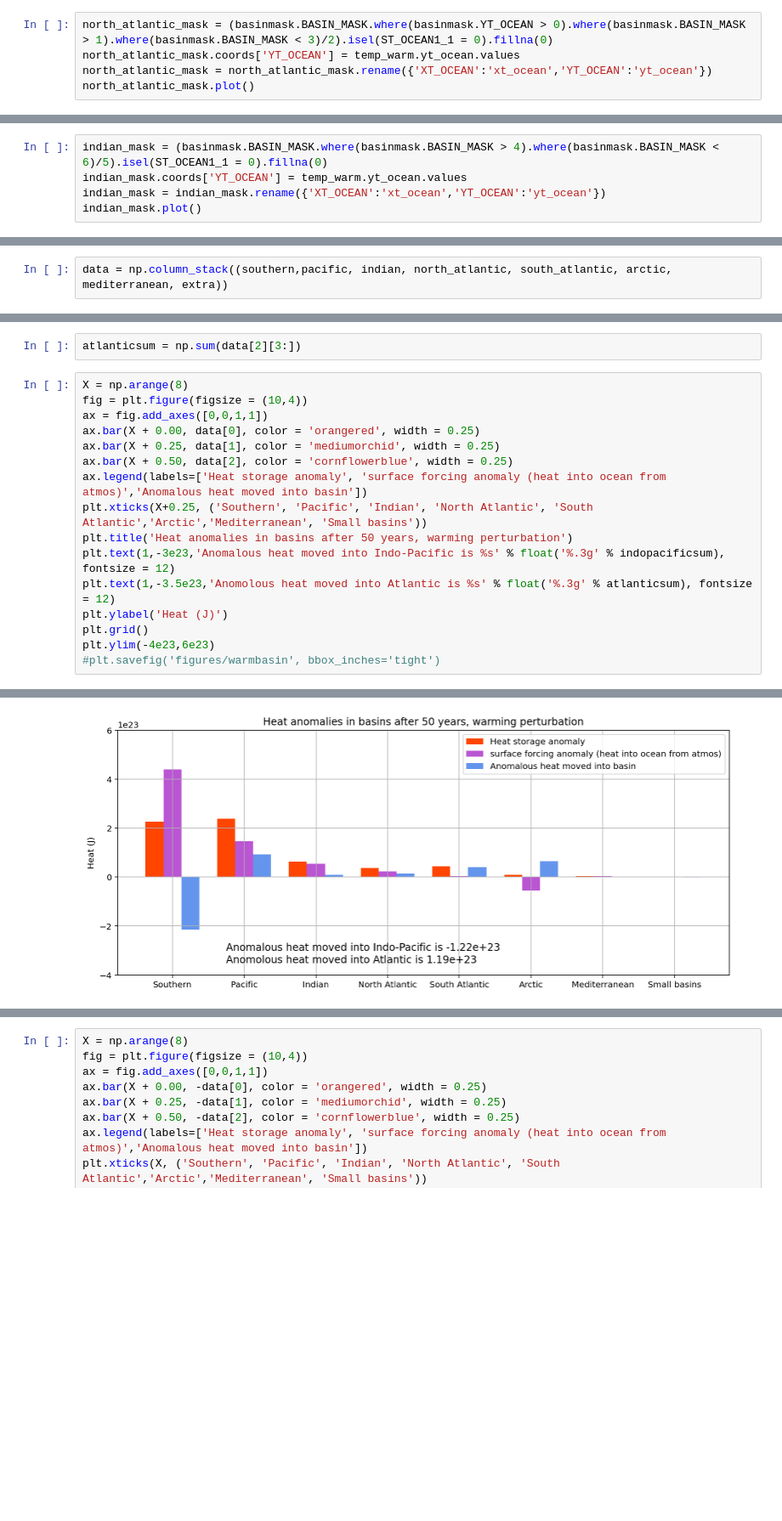
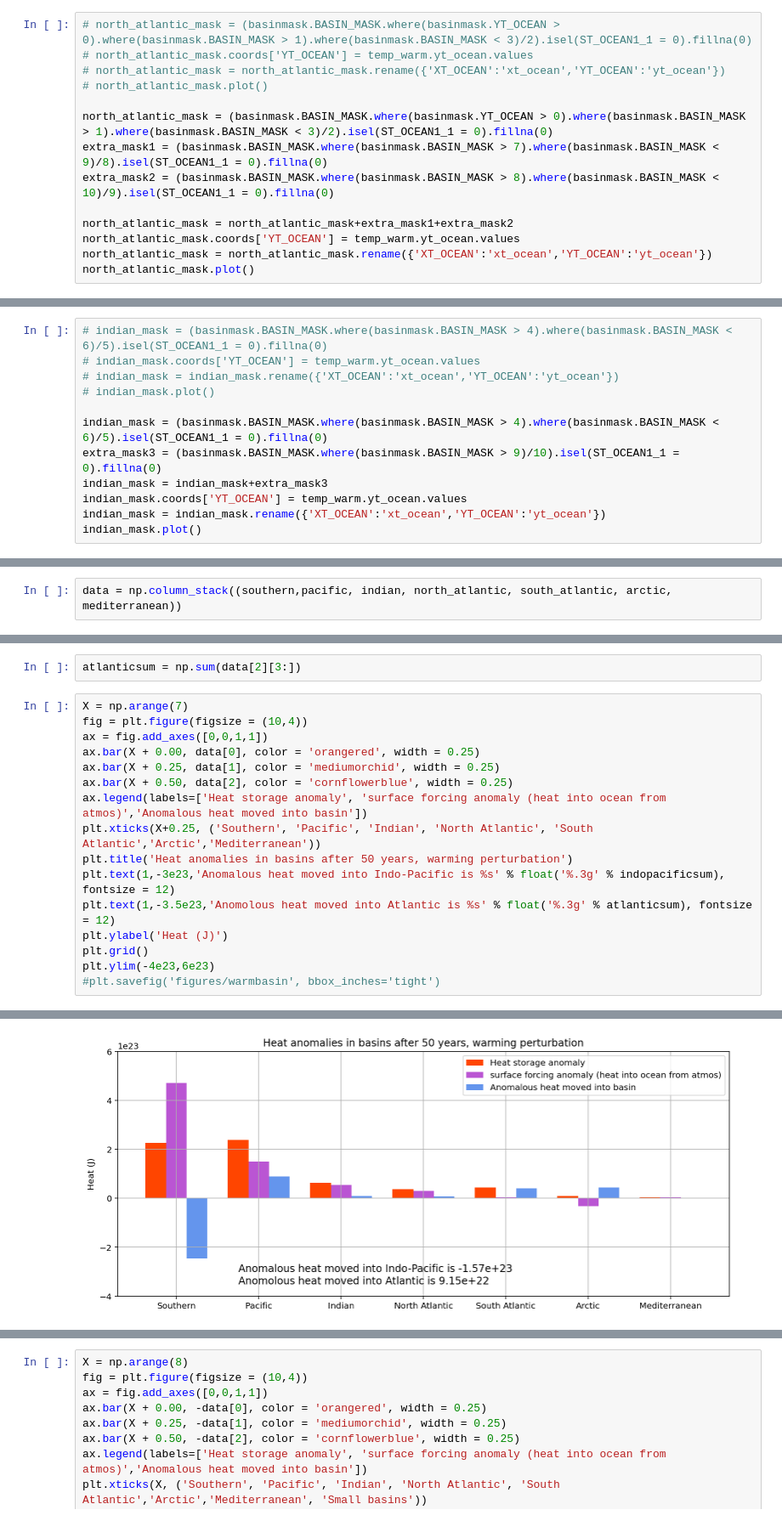
Before and after one commit to claireyung/unsw_clex_project_files, a Jupyter notebook: basin_heat_uptake.ipynb, the cells around one changed output, grey strips where cells are left out. Shown at 85% size. Cells and saved outputs as stored; diff of their text form; blank space fills up the shorter version.

```diff
--- a/basin_heat_uptake.ipynb
+++ b/basin_heat_uptake.ipynb
@@ -128,7 +128,16 @@ pacific_mask.plot()
 <matplotlib.collections.QuadMesh at 0x...>
 [figure]
 # %%
+# north_atlantic_mask = (basinmask.BASIN_MASK.where(basinmask.YT_OCEAN > 0).where(basinmask.BASIN_MASK > 1).where(basinmask.BASIN_MASK < 3)/2).isel(ST_OCEAN1_1 = 0).fillna(0)
+# north_atlantic_mask.coords['YT_OCEAN'] = temp_warm.yt_ocean.values
+# north_atlantic_mask = north_atlantic_mask.rename({'XT_OCEAN':'xt_ocean','YT_OCEAN':'yt_ocean'})
+# north_atlantic_mask.plot()
+
 north_atlantic_mask = (basinmask.BASIN_MASK.where(basinmask.YT_OCEAN > 0).where(basinmask.BASIN_MASK > 1).where(basinmask.BASIN_MASK < 3)/2).isel(ST_OCEAN1_1 = 0).fillna(0)
+extra_mask1 = (basinmask.BASIN_MASK.where(basinmask.BASIN_MASK > 7).where(basinmask.BASIN_MASK < 9)/8).isel(ST_OCEAN1_1 = 0).fillna(0)
+extra_mask2 = (basinmask.BASIN_MASK.where(basinmask.BASIN_MASK > 8).where(basinmask.BASIN_MASK < 10)/9).isel(ST_OCEAN1_1 = 0).fillna(0)
+
+north_atlantic_mask = north_atlantic_mask+extra_mask1+extra_mask2
 north_atlantic_mask.coords['YT_OCEAN'] = temp_warm.yt_ocean.values
 north_atlantic_mask = north_atlantic_mask.rename({'XT_OCEAN':'xt_ocean','YT_OCEAN':'yt_ocean'})
 north_atlantic_mask.plot()
@@ -152,7 +161,14 @@ arctic_mask.plot()
 <matplotlib.collections.QuadMesh at 0x...>
 [figure]
 # %%
+# indian_mask = (basinmask.BASIN_MASK.where(basinmask.BASIN_MASK > 4).where(basinmask.BASIN_MASK < 6)/5).isel(ST_OCEAN1_1 = 0).fillna(0)
+# indian_mask.coords['YT_OCEAN'] = temp_warm.yt_ocean.values
+# indian_mask = indian_mask.rename({'XT_OCEAN':'xt_ocean','YT_OCEAN':'yt_ocean'})
+# indian_mask.plot()
+
 indian_mask = (basinmask.BASIN_MASK.where(basinmask.BASIN_MASK > 4).where(basinmask.BASIN_MASK < 6)/5).isel(ST_OCEAN1_1 = 0).fillna(0)
+extra_mask3 = (basinmask.BASIN_MASK.where(basinmask.BASIN_MASK > 9)/10).isel(ST_OCEAN1_1 = 0).fillna(0)
+indian_mask = indian_mask+extra_mask3
 indian_mask.coords['YT_OCEAN'] = temp_warm.yt_ocean.values
 indian_mask = indian_mask.rename({'XT_OCEAN':'xt_ocean','YT_OCEAN':'yt_ocean'})
 indian_mask.plot()
@@ -336,7 +352,7 @@ average_T1,average_T2,average_DT
 coordinates :
 geolon_t geolat_t
 # %%
-data = np.column_stack((southern,pacific, indian, north_atlantic, south_atlantic, arctic, mediterranean, extra))
+data = np.column_stack((southern,pacific, indian, north_atlantic, south_atlantic, arctic, mediterranean))
 # %%
 data
 # %% [output]
@@ -354,21 +370,21 @@ indopacificsum = np.sum(data[2][0:2])
 # %%
 atlanticsum = np.sum(data[2][3:])
 # %%
-X = np.arange(8)
+X = np.arange(7)
 fig = plt.figure(figsize = (10,4))
 ax = fig.add_axes([0,0,1,1])
 ax.bar(X + 0.00, data[0], color = 'orangered', width = 0.25)
 ax.bar(X + 0.25, data[1], color = 'mediumorchid', width = 0.25)
 ax.bar(X + 0.50, data[2], color = 'cornflowerblue', width = 0.25)
 ax.legend(labels=['Heat storage anomaly', 'surface forcing anomaly (heat into ocean from atmos)','Anomalous heat moved into basin'])
-plt.xticks(X+0.25, ('Southern', 'Pacific', 'Indian', 'North Atlantic', 'South Atlantic','Arctic','Mediterranean', 'Small basins'))
+plt.xticks(X+0.25, ('Southern', 'Pacific', 'Indian', 'North Atlantic', 'South Atlantic','Arctic','Mediterranean'))
 plt.title('Heat anomalies in basins after 50 years, warming perturbation')
 plt.text(1,-3e23,'Anomalous heat moved into Indo-Pacific is %s' % float('%.3g' % indopacificsum), fontsize = 12)
 plt.text(1,-3.5e23,'Anomolous heat moved into Atlantic is %s' % float('%.3g' % atlanticsum), fontsize = 12)
 plt.ylabel('Heat (J)')
 plt.grid()
 plt.ylim(-4e23,6e23)
 #plt.savefig('figures/warmbasin', bbox_inches='tight')
 # %% [output]
 (-4e+23, 6e+23)
-[figure, old version]
+[figure, new version]
```
Also changed, not shown: parts of 6 cells of this notebook, 13 other files.
